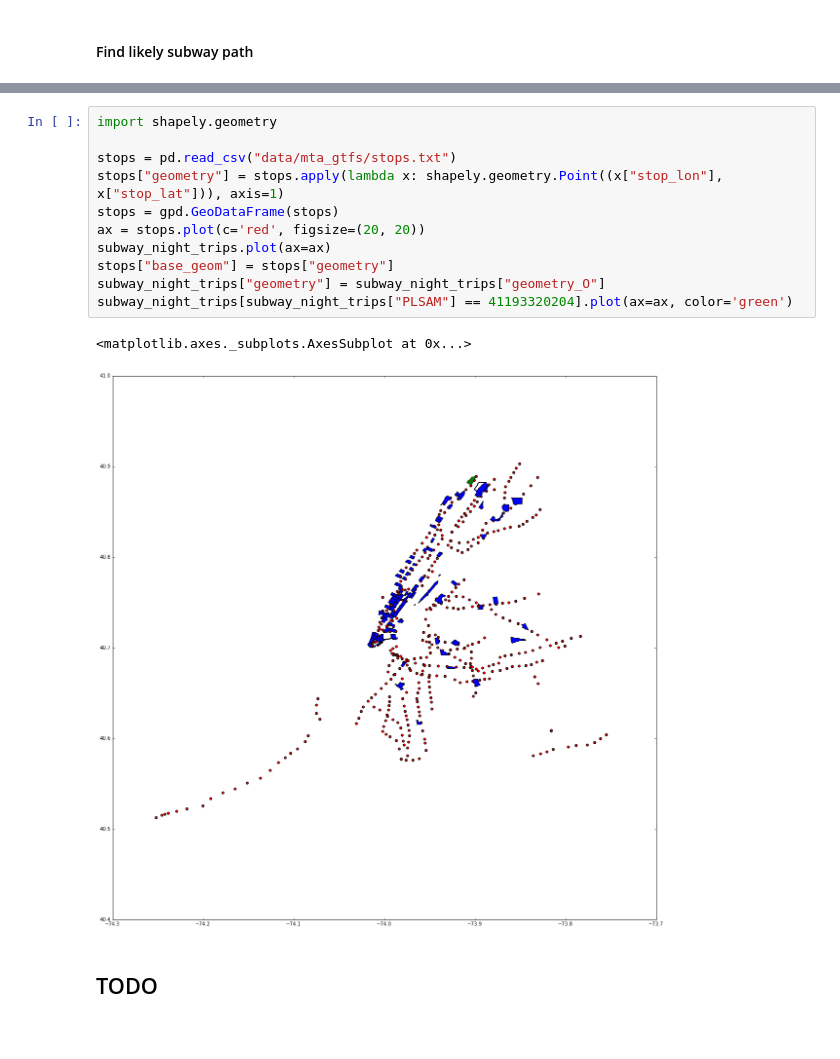
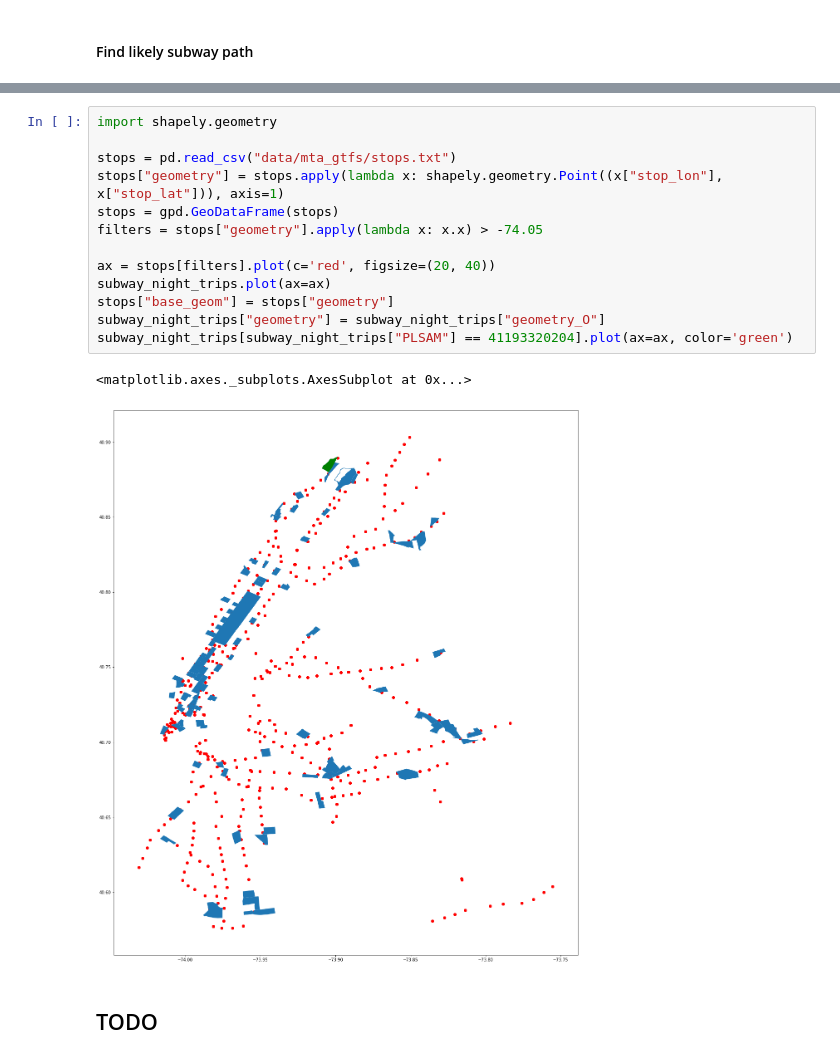
Before and after one commit to cmoscardi/subway_explore, a Jupyter notebook: routes.ipynb, the cells around one changed output, grey strips where cells are left out. Saved outputs shown, nothing was run; the diff lists cells and outputs as text.

```diff
--- a/routes.ipynb
+++ b/routes.ipynb
@@ -82,17 +84,19 @@ len(subway_night_trips)
 # %%
 import shapely.geometry
 
 stops = pd.read_csv("data/mta_gtfs/stops.txt")
 stops["geometry"] = stops.apply(lambda x: shapely.geometry.Point((x["stop_lon"], x["stop_lat"])), axis=1)
 stops = gpd.GeoDataFrame(stops)
-ax = stops.plot(c='red', figsize=(20, 20))
+filters = stops["geometry"].apply(lambda x: x.x) > -74.05
+
+ax = stops[filters].plot(c='red', figsize=(20, 40))
 subway_night_trips.plot(ax=ax)
 stops["base_geom"] = stops["geometry"]
 subway_night_trips["geometry"] = subway_night_trips["geometry_O"]
 subway_night_trips[subway_night_trips["PLSAM"] == 41193320204].plot(ax=ax, color='green')
 # %% [output]
 <matplotlib.axes._subplots.AxesSubplot at 0x...>
-[figure, old version]
+[figure, new version]
 # %% [markdown]
 ## TODO
 # %% [markdown]
```
Also changed, not shown: parts of 3 cells of this notebook, 29 other files.
